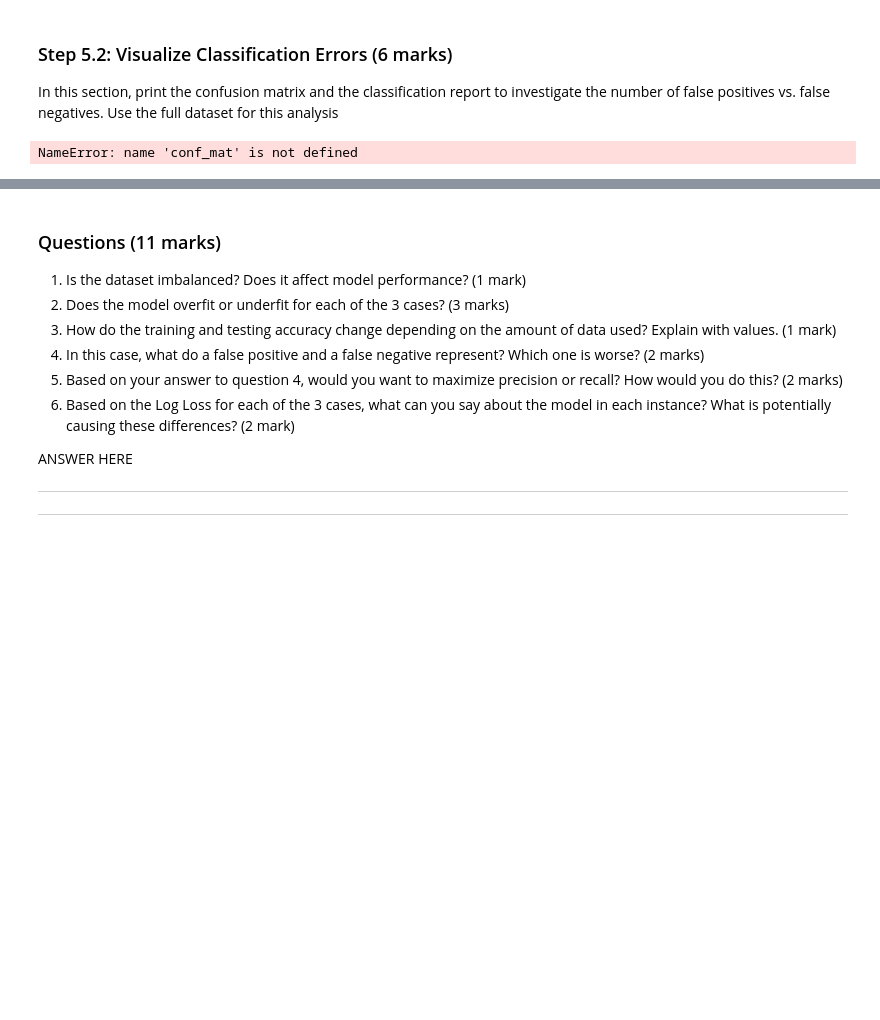
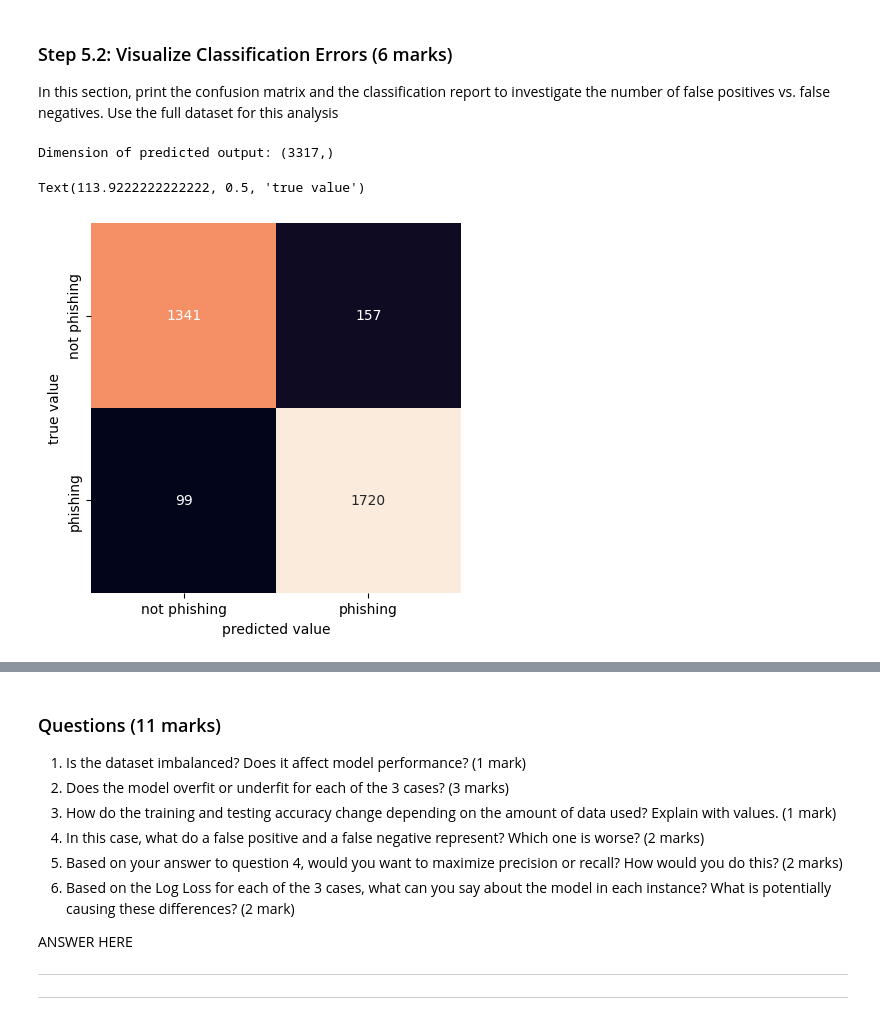
Before and after one commit to AkolawoleBodefakunle/engg680_2024_fall, a Jupyter notebook: Lab_Assignment3/Assignment3.ipynb, the cells around one changed output, grey strips where cells are left out. Cells and saved outputs as stored; diff of their text form; code cells hidden in the pictures; blank space fills up the shorter version.

```diff
--- a/Lab_Assignment3/Assignment3.ipynb
+++ b/Lab_Assignment3/Assignment3.ipynb
@@ -540,16 +700,26 @@ In this section, print the confusion matrix and the classification report to inv
 # %%
 # TO DO: Retrieve target vector and predicted values for testing set using full dataset and print the dimension of the predicted output (2 mark)
 # Note: 70% training set, 30% testing set
+
+y_test_full = y_test_full #Actual
+y_test_predicted = model_full.predict (X_test_full)#Predicted
+
+print("Dimension of predicted output:", y_test_predicted.shape)
+# %% [output]
+Dimension of predicted output: (3317,)
 # %%
 import seaborn as sns
+from sklearn.metrics import confusion_matrix
 
 # TO DO: Calculate confusion matrix (2 marks) : conf_mat
+conf_mat = confusion_matrix(y_test_full, y_test_predicted)
 
 # Below code prints confusion matrix using a heatmap
 sns.heatmap(conf_mat, xticklabels=['not phishing', 'phishing'],  yticklabels=['not phishing', 'phishing'], square=True, annot=True, cbar=False, fmt='d')
 plt.xlabel('predicted value')
 plt.ylabel('true value')
 # %% [output]
-NameError: name 'conf_mat' is not defined
+Text(113.9222222222222, 0.5, 'true value')
+[figure, added]
 # %%
 # TO DO: Print classification report (2 marks)
```
Also changed, not shown: parts of 7 cells of this notebook.
